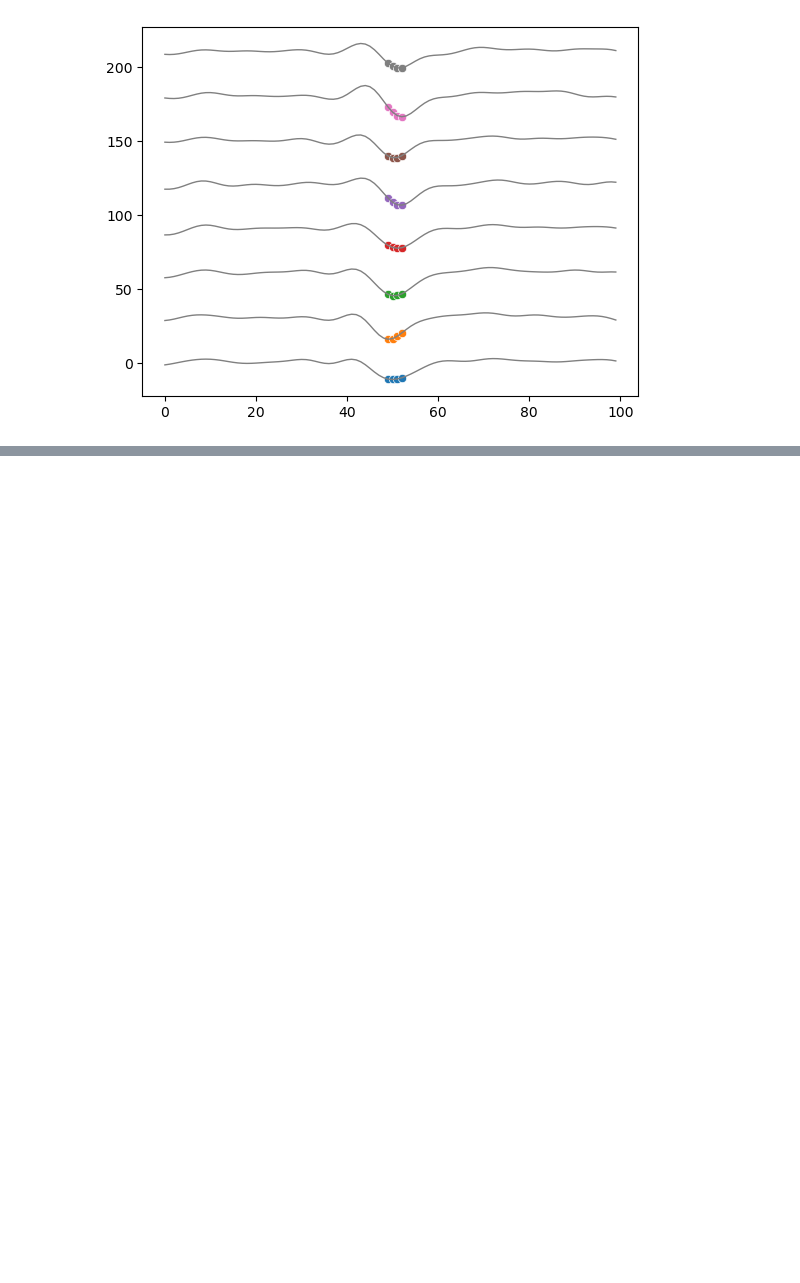
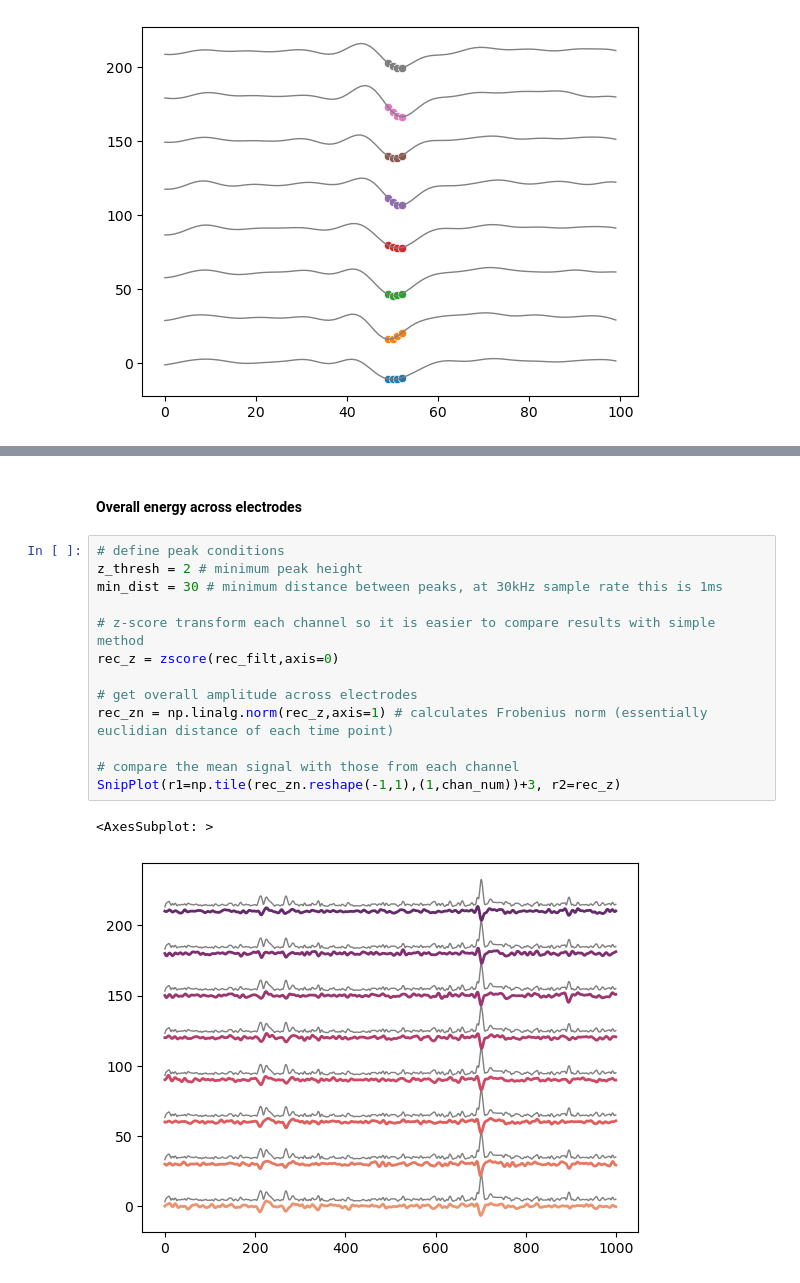
Before and after one commit to dbheadley/SpikeSortShortCourse, a Jupyter notebook: Code/ClassicSortingDemo.ipynb, the cells around one changed output, grey strips where cells are left out. Cells and saved outputs as stored; diff of their text form; blank space fills up the shorter version.

```diff
--- a/Code/ClassicSortingDemo.ipynb
+++ b/Code/ClassicSortingDemo.ipynb
@@ -200,0 +229,18 @@ SnipSpksPlot(rec=rec_filt, spk=[spks_pooled]*chan_num,win=[650, 750])
+# %% [markdown]
+#### Overall energy across electrodes
+# %%
+# define peak conditions
+z_thresh = 2 # minimum peak height
+min_dist = 30 # minimum distance between peaks, at 30kHz sample rate this is 1ms
+
+# z-score transform each channel so it is easier to compare results with simple method
+rec_z = zscore(rec_filt,axis=0)
+
+# get overall amplitude across electrodes
+rec_zn = np.linalg.norm(rec_z,axis=1) # calculates Frobenius norm (essentially euclidian distance of each time point)
+
+# compare the mean signal with those from each channel
+SnipPlot(r1=np.tile(rec_zn.reshape(-1,1),(1,chan_num))+3, r2=rec_z)
+# %% [output]
+<AxesSubplot: >
+[figure, added]
```
Also changed, not shown: parts of 25 cells of this notebook, 1 other file.
